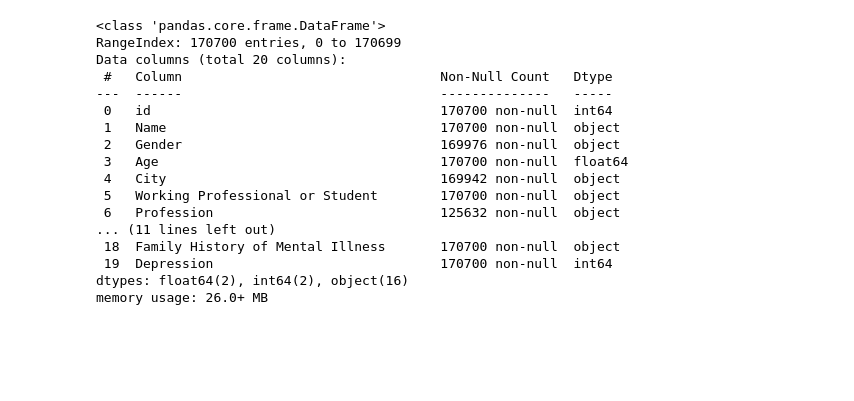
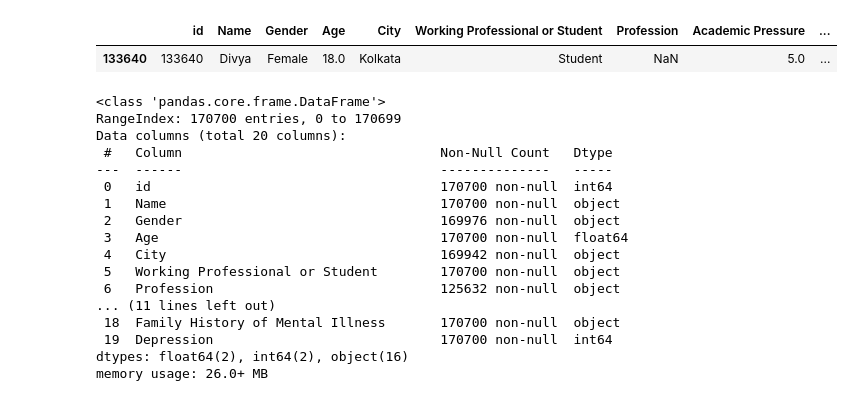
Before and after one commit to tlong-ds/india-depression-analysis, a Jupyter notebook: notebooks/01-data-understanding.ipynb, the cells around one changed output. Saved outputs shown, nothing was run; the diff lists cells and outputs as text; code cells hidden in the pictures; blank space fills up the shorter version.

```diff
--- a/notebooks/01-data-understanding.ipynb
+++ b/notebooks/01-data-understanding.ipynb
@@ -18,6 +18,11 @@ data.head(10)
 | 7 | 7 | Rajveer | Male | 38.0 | Nashik | Working Professional | Teacher | NaN | ... |
 | 8 | 8 | Aishwarya | Female | 24.0 | Bangalore | Student | NaN | 2.0 | ... |
 | 9 | 9 | Simran | Female | 42.0 | Patna | Working Professional | Electrician | NaN | ... |
+# %%
+data[data['id']==133640]
+# %% [output]
+|  | id | Name | Gender | Age | City | Working Professional or Student | Profession | Academic Pressure | ... |
+| 133640 | 133640 | Divya | Female | 18.0 | Kolkata | Student | NaN | 5.0 | ... |
 # %%
 data.info()
 # %% [output]
```
Also changed, not shown: 9 other files.
